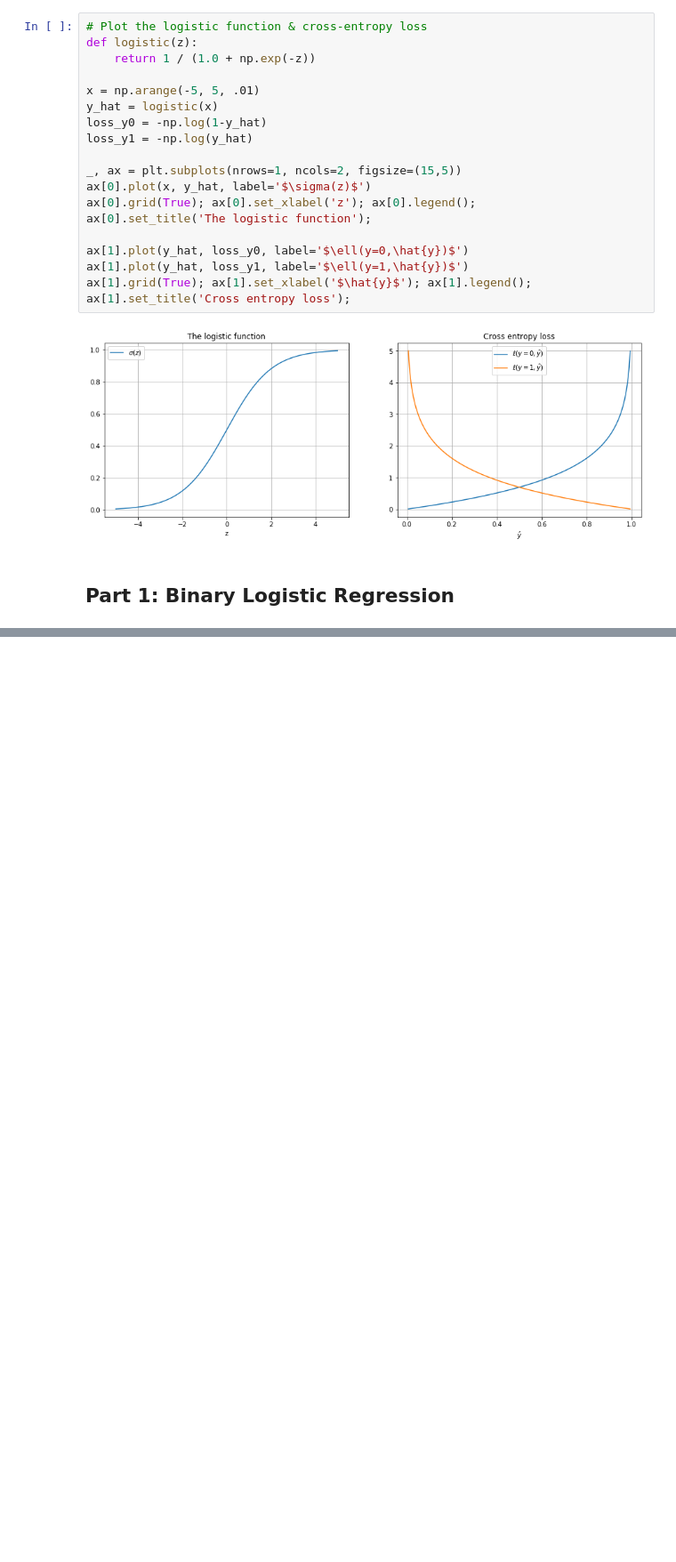
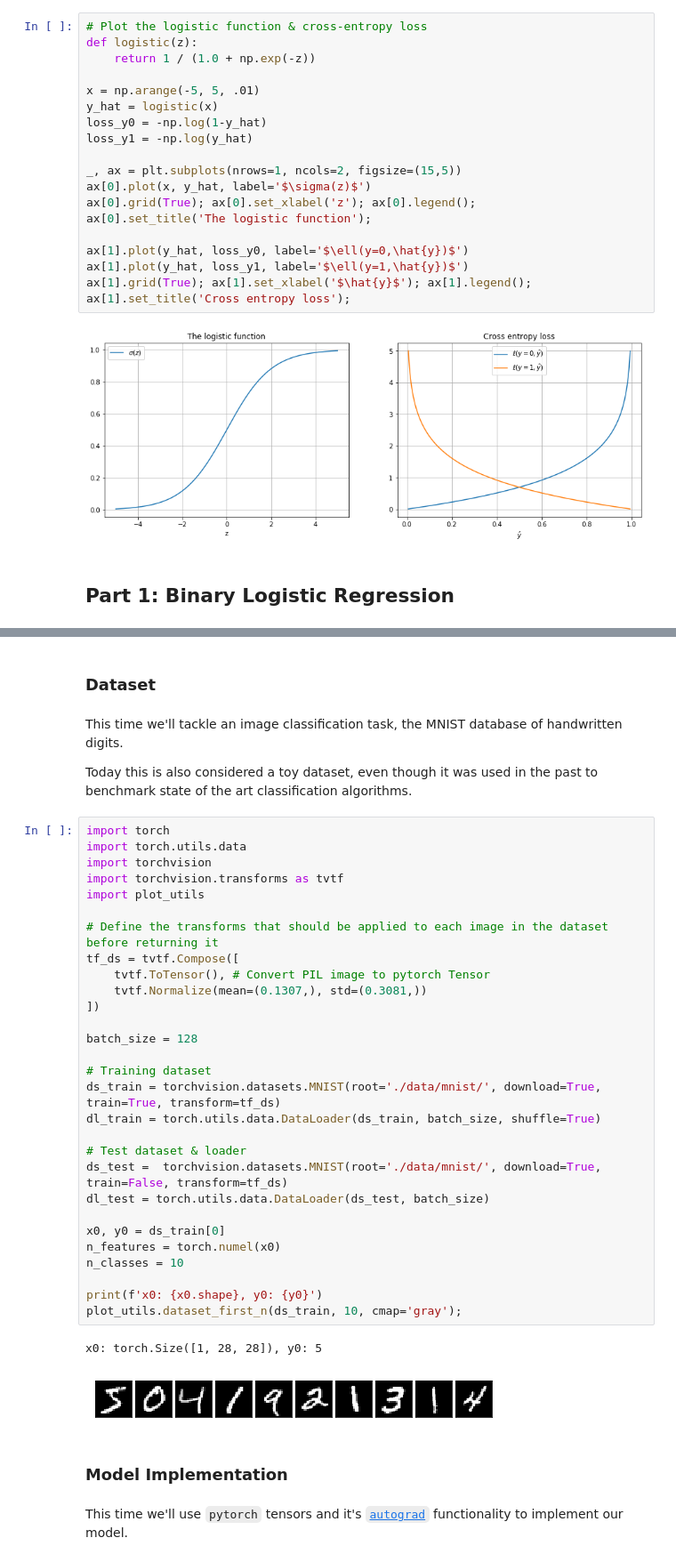
Before and after one commit to vistalab-technion/cs236781-tutorials, a Jupyter notebook: tutorial2/tutorial2-Logistic_Regression.ipynb, the cells around one changed output, grey strips where cells are left out. Shown: that part at 89% size. Saved outputs shown, nothing was run; the diff lists cells and outputs as text; blank space fills up the shorter version.

```diff
--- a/tutorial2/tutorial2-Logistic_Regression.ipynb
+++ b/tutorial2/tutorial2-Logistic_Regression.ipynb
@@ -246,0 +316,42 @@ test set accuracy: 95.91%
+# %% [markdown]
+### Dataset
+# %% [markdown]
+This time we'll tackle an image classification task, the MNIST database of handwritten digits.
+
+Today this is also considered a toy dataset, even though it was used in the past to benchmark state of the art classification algorithms.
+# %%
+import torch
+import torch.utils.data
+import torchvision
+import torchvision.transforms as tvtf
+import plot_utils
+
+# Define the transforms that should be applied to each image in the dataset before returning it
+tf_ds = tvtf.Compose([
+    tvtf.ToTensor(), # Convert PIL image to pytorch Tensor
+    tvtf.Normalize(mean=(0.1307,), std=(0.3081,))
+])
+
+batch_size = 128
+
+# Training dataset
+ds_train = torchvision.datasets.MNIST(root='./data/mnist/', download=True, train=True, transform=tf_ds)
+dl_train = torch.utils.data.DataLoader(ds_train, batch_size, shuffle=True)
+
+# Test dataset & loader
+ds_test =  torchvision.datasets.MNIST(root='./data/mnist/', download=True, train=False, transform=tf_ds)
+dl_test = torch.utils.data.DataLoader(ds_test, batch_size)
+
+x0, y0 = ds_train[0]
+n_features = torch.numel(x0)
+n_classes = 10
+
+print(f'x0: {x0.shape}, y0: {y0}')
+plot_utils.dataset_first_n(ds_train, 10, cmap='gray');
+# %% [output]
+x0: torch.Size([1, 28, 28]), y0: 5
+[figure, added]
+# %% [markdown]
+### Model Implementation
+# %% [markdown]
+This time we'll use `pytorch` tensors and it's [`autograd`](https://pytorch.org/docs/stable/autograd.html) functionality to implement our model.
```
Also changed, not shown: parts of 24 cells of this notebook, 1 other file.
